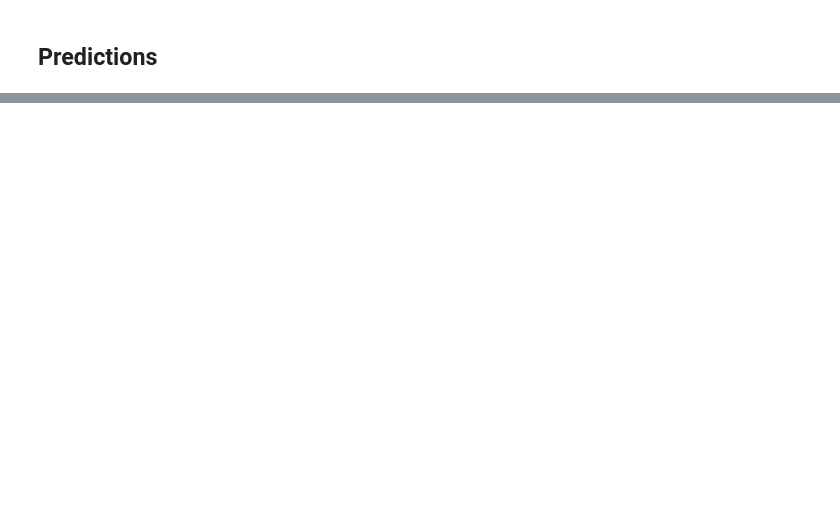
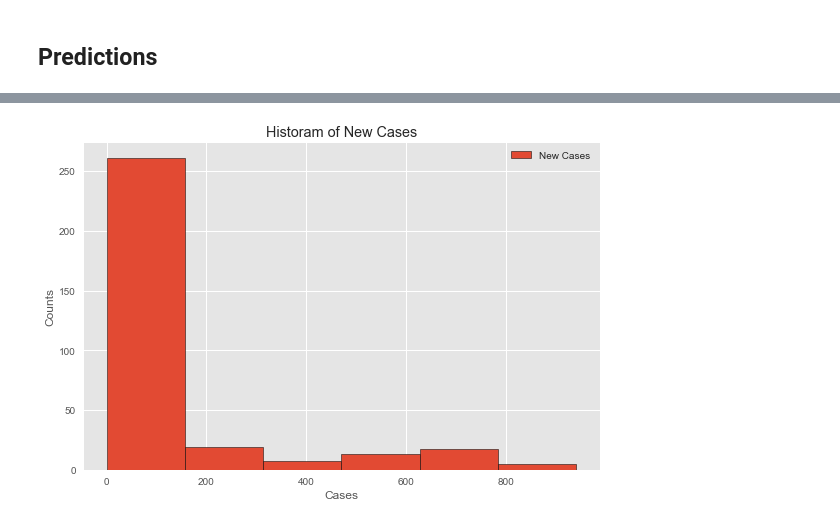
Before and after one commit to hieu-le296/Canada-covid19-analysis, a Jupyter notebook: project.ipynb, the cells around one changed output, grey strips where cells are left out. Cells and saved outputs as stored; diff of their text form; code cells hidden in the pictures; blank space fills up the shorter version.

Commit message:
Predicting new cases in BC

```diff
--- a/project.ipynb
+++ b/project.ipynb
@@ -274,0 +307,4 @@ rmse: 468.9501851891274
+# %%
+d_parser = lambda x: datetime.strptime(x, '%Y-%m-%d')
+bc_data = pd.read_csv('bc_cases.csv', parse_dates=['Date'], date_parser=d_parser)
+bc_data.set_index('Date', inplace=True)
@@ -274,0 +321,15 @@ rmse: 468.9501851891274
+# %%
+x = bc_data['Num_of_days']
+y = bc_data['New_Cases']
+# %%
+plt.hist(y, bins=6, label='New Cases', edgecolor='black')
+
+plt.title('Historam of New Cases')
+plt.xlabel('Cases')
+plt.ylabel('Counts')
+
+plt.legend()
+
+plt.tight_layout()
+# %% [output]
+[figure, added]
```
Also changed, not shown: parts of 58 cells of this notebook, 4 other files.
